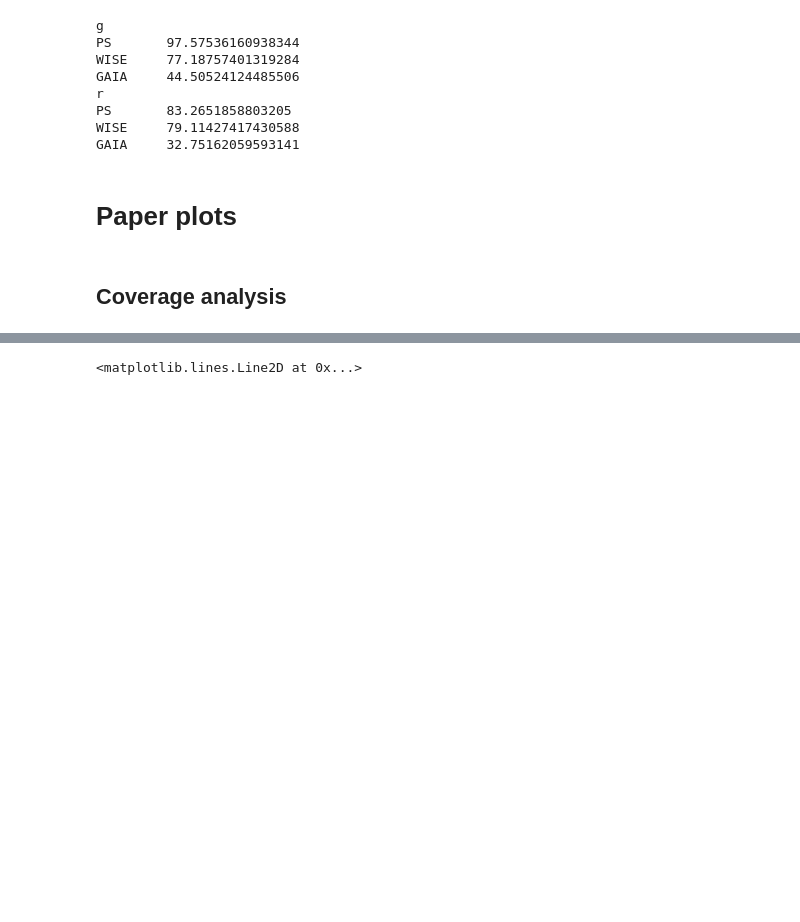
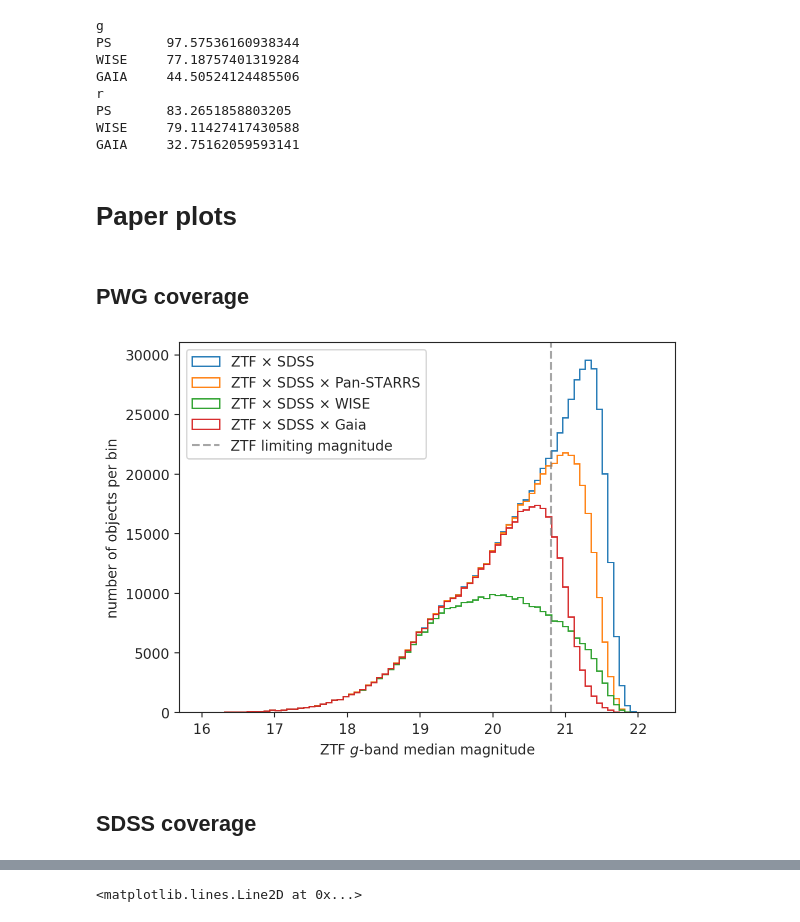
Before and after one commit to snakoneczny/ztf-agn, a Jupyter notebook: notebooks/data_DR_20.ipynb, the cells around one changed output, grey strips where cells are left out. Saved outputs shown, nothing was run; the diff lists cells and outputs as text; code cells hidden in the pictures; blank space fills up the shorter version.

```diff
--- a/notebooks/data_DR_20.ipynb
+++ b/notebooks/data_DR_20.ipynb
@@ -155,8 +155,53 @@ WISE     79.11427417430588
 GAIA     32.75162059593141
 # %% [markdown]
 # Paper plots
+# %% [markdown]
+## PWG coverage
+# %%
+# Hist params
+filter = 'g'
+class_name = 'QSO'
+bin_range = (16, 22.2)
+n_bins = 80
+
+# ZTF x SDSS
+data_cls = data[filter].loc[data[filter]['CLASS'] == class_name]
+label = r'ZTF $\times$ SDSS'
+plt.hist(data_cls['mag median'], label=label, range=bin_range, bins=n_bins, histtype='step')
+
+# Surveys
+for survey in ['PS', 'WISE', 'GAIA']:
+    data_survey = data_cls.dropna(subset=FEATURES_DICT[survey])
+
+    # Limiting mags
+    limiting_cols = [
+        'PS1_DR1__gMeanPSFMag',
+        'PS1_DR1__rMeanPSFMag',
+        'PS1_DR1__iMeanPSFMag',
+        'PS1_DR1__zMeanPSFMag',
+    ]
+    if survey == 'WISE':
+        limiting_cols = ['AllWISE__w1mpro', 'AllWISE__w2mpro']
+    elif survey == 'GAIA':
+        limiting_cols = ['Gaia_EDR3__phot_g_mean_mag']
+
+    for col in limiting_cols:
+        data_survey = data_survey.loc[data_survey[col] < LIMITING_MAGS[col]]
+
+    label = r'ZTF $\times$ SDSS $\times$ {}'.format(pretty_print_feature_sets(survey))
+    plt.hist(data_survey['mag median'], label=label, range=bin_range, bins=n_bins, histtype='step')
+
+# ZTF limiting magnitude
+plt.axvline(LIMITING_MAGS['g'], color='grey', label='ZTF limiting magnitude', alpha=0.7, linestyle='--')
+
+plt.xlabel('ZTF $g$-band median magnitude')
+plt.ylabel('number of objects per bin')
+plt.legend()
+plt.show()
+# %% [output]
+[figure, added]
 # %% [markdown]
-## Coverage analysis
+## SDSS coverage
 # %%
 # x label, x range, n bins, log scale
 to_plot = [
```
Also changed, not shown: parts of 2 cells of this notebook, 10 other files.
